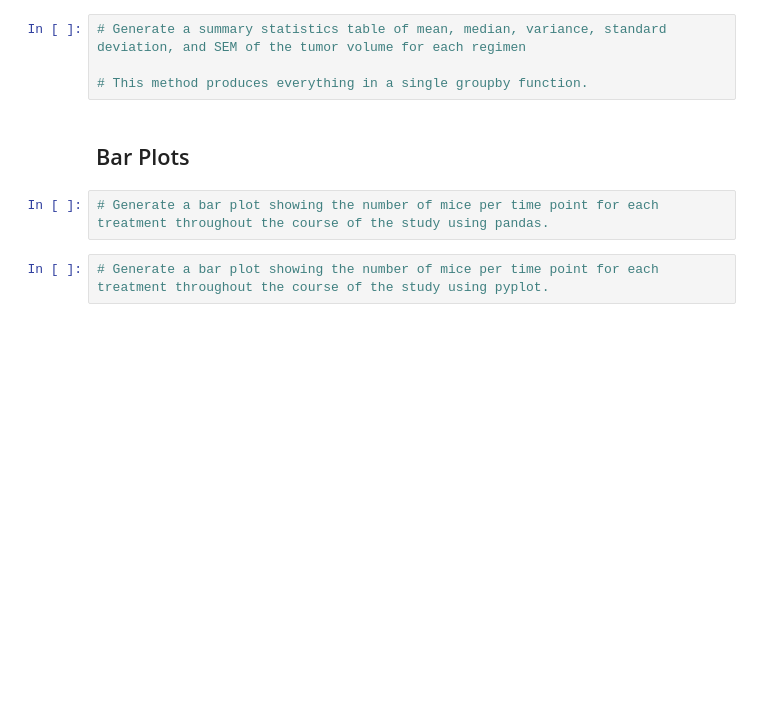
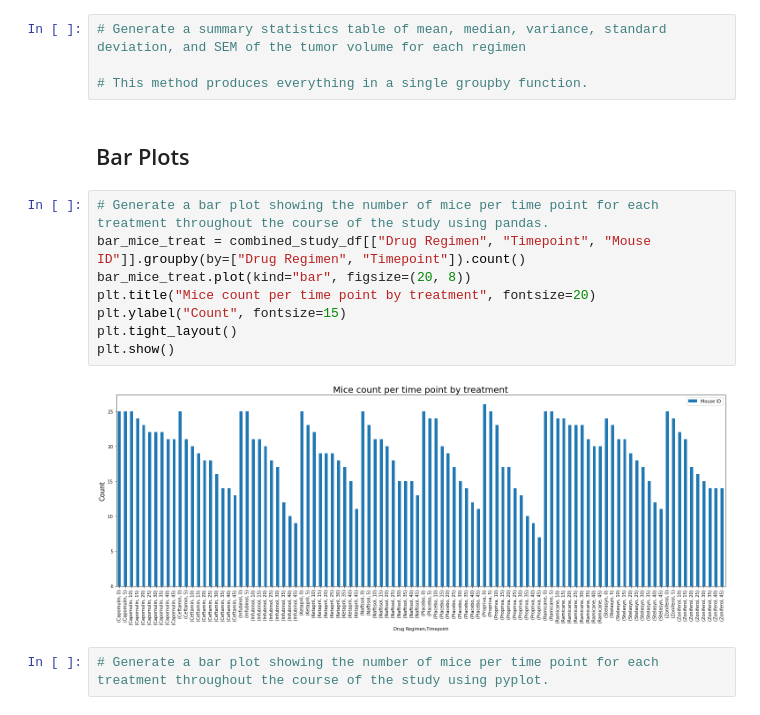
Before and after one commit to githotirado/matplotlib-challenge, a Jupyter notebook: pymaceuticals_starter.ipynb, the cells around one changed output. Cells and saved outputs as stored; diff of their text form; blank space fills up the shorter version.

```diff
--- a/pymaceuticals_starter.ipynb
+++ b/pymaceuticals_starter.ipynb
@@ -113,6 +133,14 @@ combined_study_df["Tumor Volume (mm3)"].std()
 ## Bar Plots
 # %%
 # Generate a bar plot showing the number of mice per time point for each treatment throughout the course of the study using pandas.
+bar_mice_treat = combined_study_df[["Drug Regimen", "Timepoint", "Mouse ID"]].groupby(by=["Drug Regimen", "Timepoint"]).count()
+bar_mice_treat.plot(kind="bar", figsize=(20, 8))
+plt.title("Mice count per time point by treatment", fontsize=20)
+plt.ylabel("Count", fontsize=15)
+plt.tight_layout()
+plt.show()
+# %% [output]
+[figure, added]
 # %%
 # Generate a bar plot showing the number of mice per time point for each treatment throughout the course of the study using pyplot.
 # %% [markdown]
```
Also changed, not shown: parts of 12 cells of this notebook.
